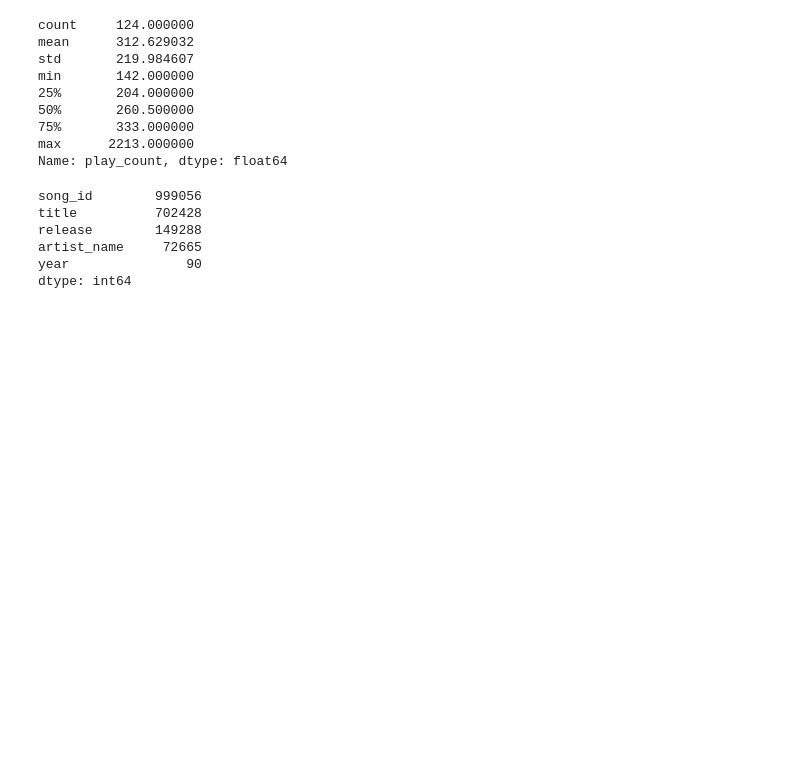
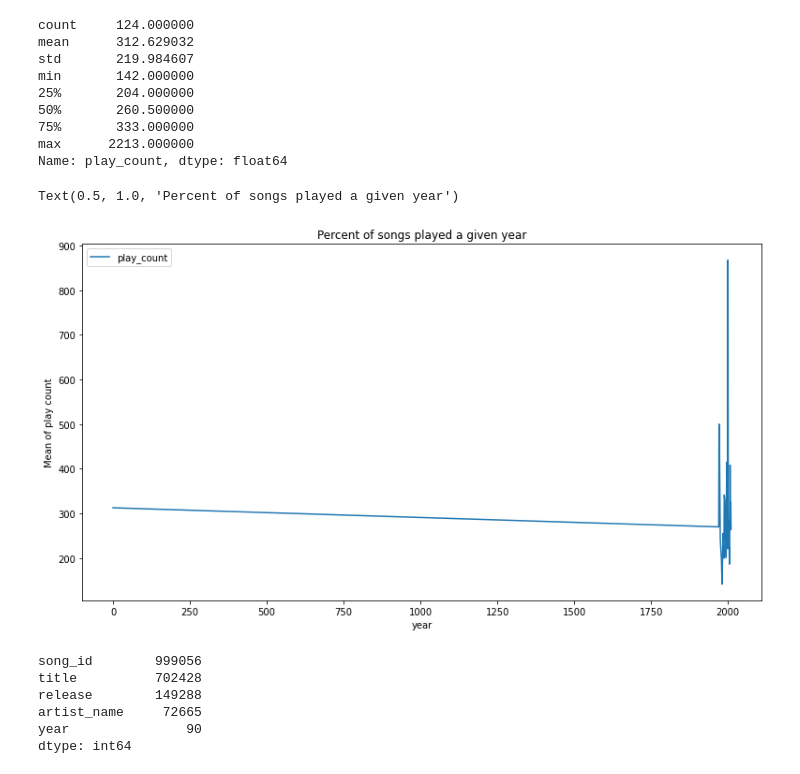
Before and after one commit to mariyaeggs/MIT_AI, a Jupyter notebook: Reference_Notebook_Milestone_1_Recommendation_Systems_Pipenv.ipynb, the cells around one changed output. Drawn from its saved outputs; the diff is of its cells as text; code cells hidden in the pictures; blank space fills up the shorter version.

Commit message:
line graph displaying play_count given each year by mean

```diff
--- a/Reference_Notebook_Milestone_1_Recommendation_Systems_Pipenv.ipynb
+++ b/Reference_Notebook_Milestone_1_Recommendation_Systems_Pipenv.ipynb
@@ -368,3 +368,13 @@ min       142.000000
 75%       333.000000
 max      2213.000000
 Name: play_count, dtype: float64
+# %%
+# line graph displaying play_count given each year by mean
+mean_df = df_final.groupby(['year']).mean()
+
+listen_count_trend = mean_df[['play_count']].plot.line(figsize=(13,7))
+listen_count_trend.set_ylabel('Mean of play count')
+listen_count_trend.set_title('Percent of songs played a given year')
+# %% [output]
+Text(0.5, 1.0, 'Percent of songs played a given year')
+[figure, added]
```
Also changed, not shown: parts of 1 cell of this notebook.
